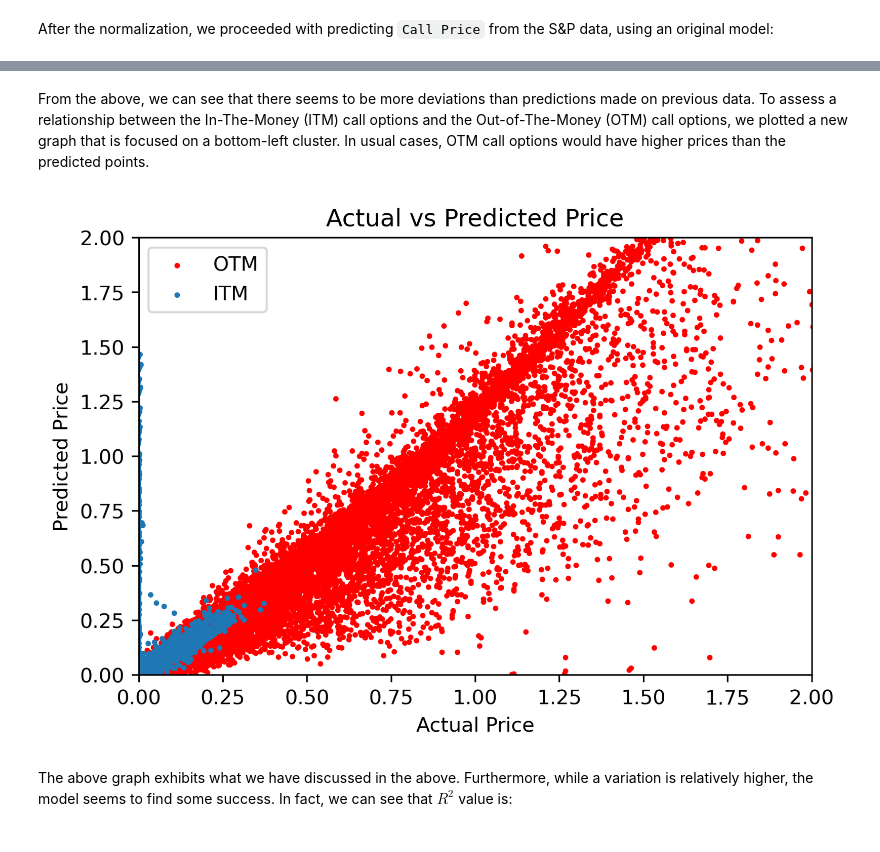
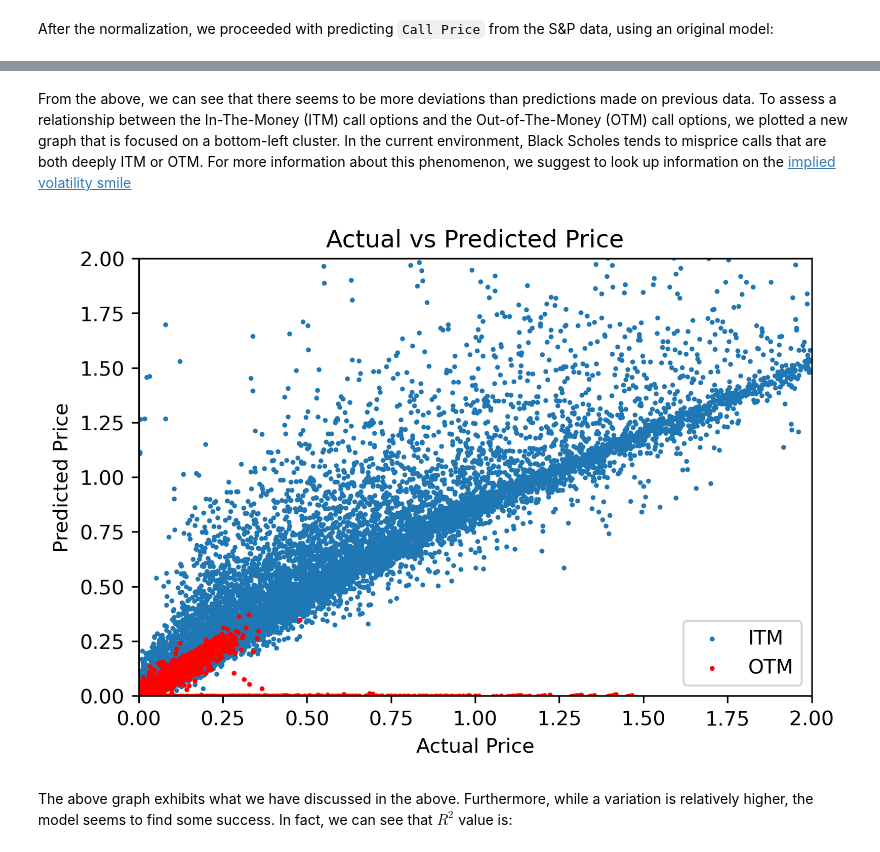
Before and after one commit to samuellee19/CSCI145_Option_Pricing, a Jupyter notebook: BS_Model_draft.ipynb, the cells around one changed output, grey strips where cells are left out. Drawn from its saved outputs; the diff is of its cells as text; code cells hidden in the pictures.

Commit message:
scatter fixes

```diff
--- a/BS_Model_draft.ipynb
+++ b/BS_Model_draft.ipynb
@@ -395,21 +389,21 @@ plt.show()
 # %% [markdown]
-From the above, we can see that there seems to be more deviations than predictions made on previous data. To assess a relationship between the In-The-Money (ITM) call options and the Out-of-The-Money (OTM) call options, we plotted a new graph that is focused on a bottom-left cluster. In usual cases, OTM call options would have higher prices than the predicted points.
+From the above, we can see that there seems to be more deviations than predictions made on previous data. To assess a relationship between the In-The-Money (ITM) call options and the Out-of-The-Money (OTM) call options, we plotted a new graph that is focused on a bottom-left cluster. In the current environment, Black Scholes tends to misprice calls that are both deeply ITM or OTM. For more information about this phenomenon, we suggest to look up information on the [implied volatility smile](https://www.investopedia.com/terms/v/volatilitysmile.asp)
 # %%
 X_snp_itm = snp[snp['Strike Price'] < snp['Stock Price']]
 X_snp_otm = snp[snp['Strike Price'] >= snp['Stock Price']]
 Y_snp_itm = X_snp_itm['Call Price']
 Y_snp_otm = X_snp_otm['Call Price']
+plt.scatter(Y_snp_itm, mlp.predict(X_snp_itm.drop('Call Price', axis=1)), s=2)
 plt.scatter(Y_snp_otm, mlp.predict(X_snp_otm.drop('Call Price', axis=1)), c='r', s=2)
-plt.scatter(Y_snp_itm, mlp.predict(X_snp_itm.drop('Call Price', axis=1)), s=2)
 plt.ylabel("Predicted Price")
 plt.xlabel("Actual Price")
 plt.title("Actual vs Predicted Price")
-plt.xlim(0, 5)
-plt.ylim(0, 5)
-plt.legend(['OTM', 'ITM'])
+plt.xlim(0, 2)
+plt.ylim(0, 2)
+plt.legend(['ITM', 'OTM'])
 plt.show()
 # %% [output]
-[figure, old version]
+[figure, new version]
 # %% [markdown]
 The above graph exhibits what we have discussed in the above. Furthermore, while a variation is relatively higher, the model seems to find some success. In fact, we can see that $R^2$ value is:
 # %%
```
Also changed, not shown: parts of 17 cells of this notebook, 1 other file.
